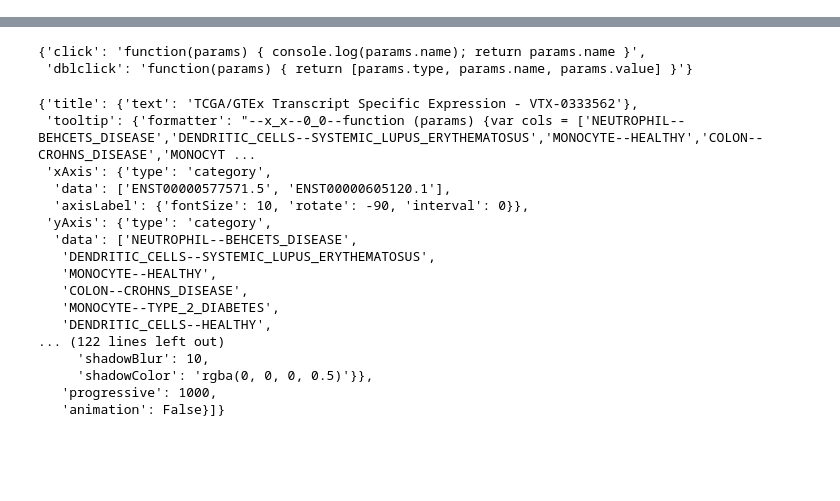
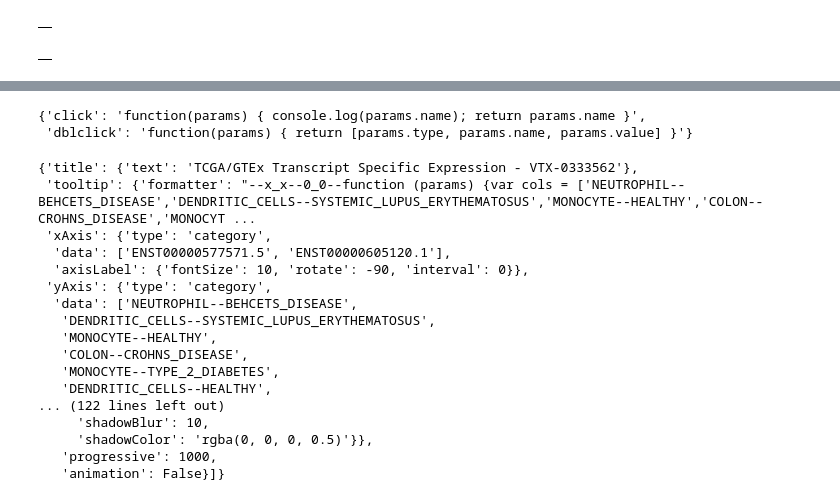
Before and after one commit to veliatx/dashboard, a Jupyter notebook: dashboard/testing.ipynb, the cells around one changed output, grey strips where cells are left out. Cells and saved outputs as stored; diff of their text form; code cells hidden in the pictures; blank space fills up the shorter version.

```diff
--- a/dashboard/testing.ipynb
+++ b/dashboard/testing.ipynb
@@ -3,0 +76,8 @@
+# %%
+xena_exact_vtx_sums
+# %% [output]
+|  |
+# %%
+xena_exact_vtx_sums
+# %% [output]
+|  |
```
Also changed, not shown: parts of 14 cells of this notebook, 4 other files.
